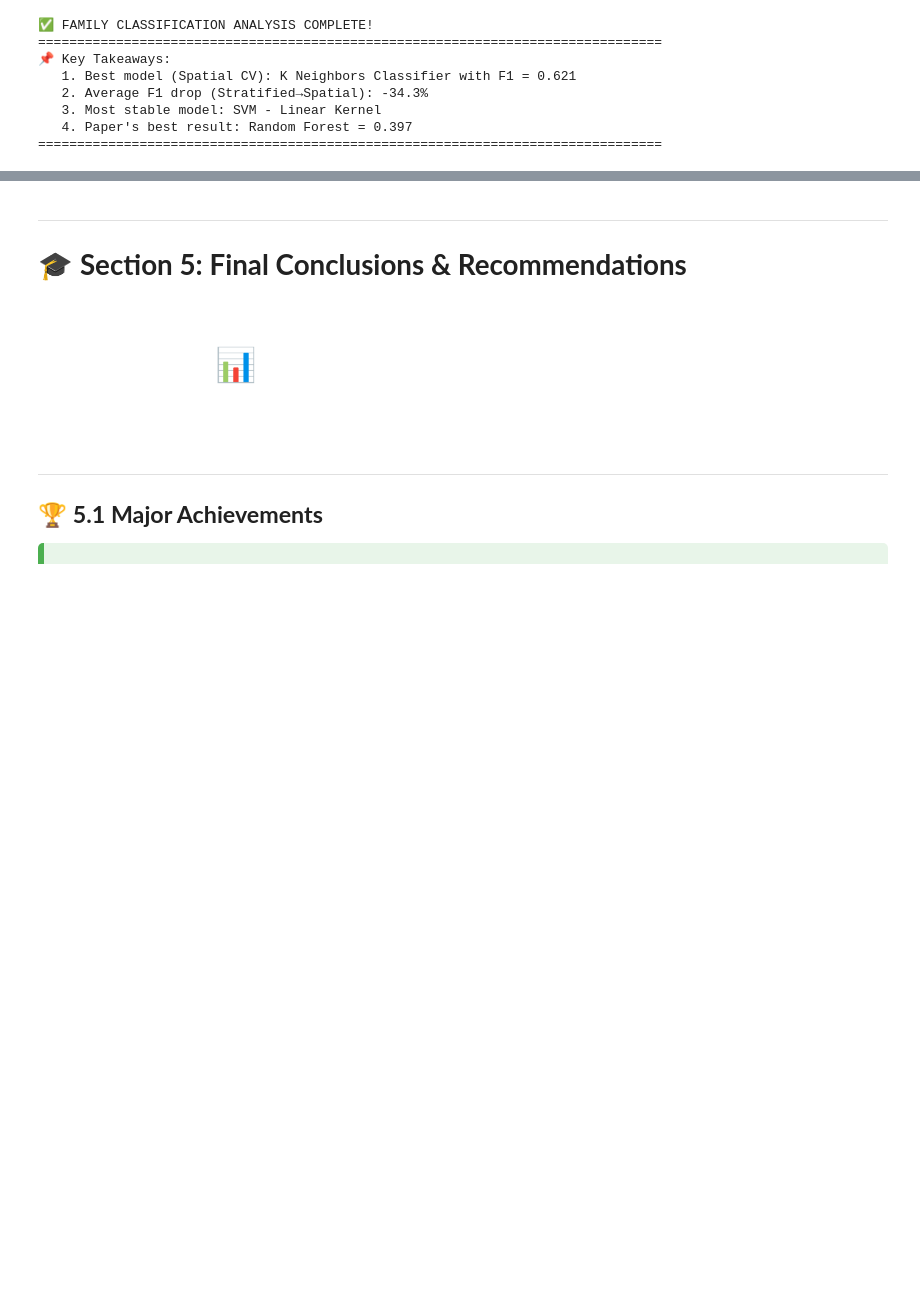
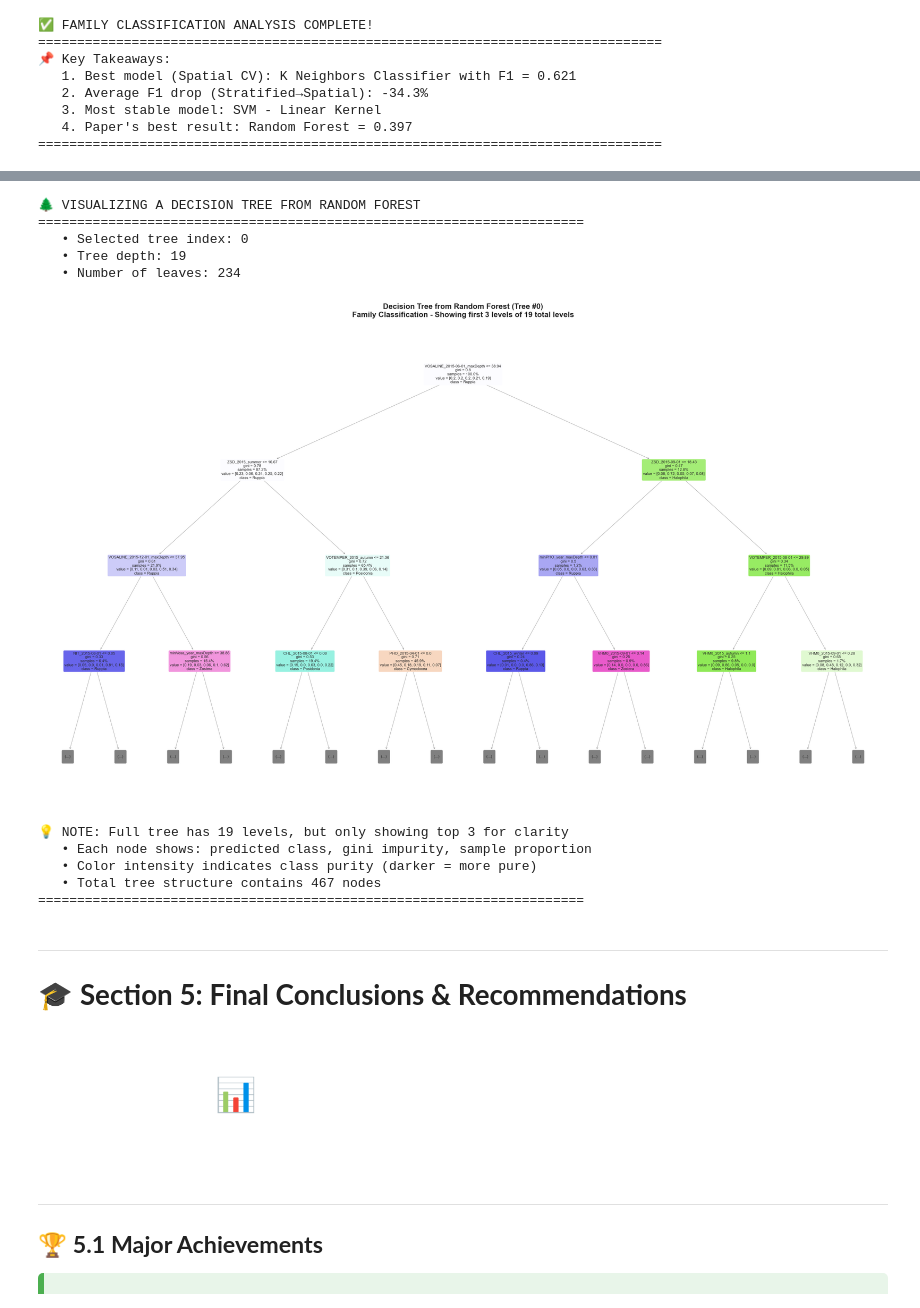
Before and after one commit to guillemlcg/med_seagrass, a Jupyter notebook: notebooks/02_EDA/EDA.ipynb, the cells around one changed output, grey strips where cells are left out. Drawn from its saved outputs; the diff is of its cells as text; code cells hidden in the pictures; blank space fills up the shorter version.

```diff
--- a/notebooks/02_EDA/EDA.ipynb
+++ b/notebooks/02_EDA/EDA.ipynb
@@ -2941,3 +3072,65 @@ print("=" * 80)
+# %%
+from sklearn.tree import plot_tree
+
+# Import necessary libraries for tree visualization
+import matplotlib.pyplot as plt
+
+# Plot one of the trees from the Random Forest (family classification)
+print("🌲 VISUALIZING A DECISION TREE FROM RANDOM FOREST")
+print("=" * 70)
+
+# Select a tree to visualize (e.g., the first tree)
+tree_index = 0
+estimator = rf_family.estimators_[tree_index]
+
+# Get tree depth
+tree_depth = estimator.get_depth()
+print(f"   • Selected tree index: {tree_index}")
+print(f"   • Tree depth: {tree_depth}")
+print(f"   • Number of leaves: {estimator.get_n_leaves()}")
+
+# Create figure for tree visualization
+fig, ax = plt.subplots(figsize=(25, 15))
+
+# Plot the tree with limited depth for readability
+max_depth_display = 3  # Only show first 3 levels for clarity
+
+plot_tree(
+    estimator,
+    ax=ax,
+    max_depth=max_depth_display,  # Limit depth for readability
+    feature_names=predictor_cols,
+    class_names=rf_family.classes_,
+    filled=True,
+    rounded=True,
+    fontsize=8,
+    proportion=True,  # Show proportion instead of counts
+    precision=2
+)
+
+plt.title(f'Decision Tree from Random Forest (Tree #{tree_index})\n' +
+          f'Family Classification - Showing first {max_depth_display} levels of {tree_depth} total levels',
+          fontsize=16, fontweight='bold', pad=20)
+plt.tight_layout()
+plt.show()
+
+print(f"\n💡 NOTE: Full tree has {tree_depth} levels, but only showing top {max_depth_display} for clarity")
+print(f"   • Each node shows: predicted class, gini impurity, sample proportion")
+print(f"   • Color intensity indicates class purity (darker = more pure)")
+print(f"   • Total tree structure contains {estimator.tree_.node_count} nodes")
+print("=" * 70)
+# %% [output]
+🌲 VISUALIZING A DECISION TREE FROM RANDOM FOREST
+======================================================================
+   • Selected tree index: 0
+   • Tree depth: 19
+   • Number of leaves: 234
+[figure, added]
+💡 NOTE: Full tree has 19 levels, but only showing top 3 for clarity
+   • Each node shows: predicted class, gini impurity, sample proportion
+   • Color intensity indicates class purity (darker = more pure)
+   • Total tree structure contains 467 nodes
+======================================================================
 # %% [markdown]
 ---
 
```
Also changed, not shown: parts of 3 cells of this notebook, 7 other files.
